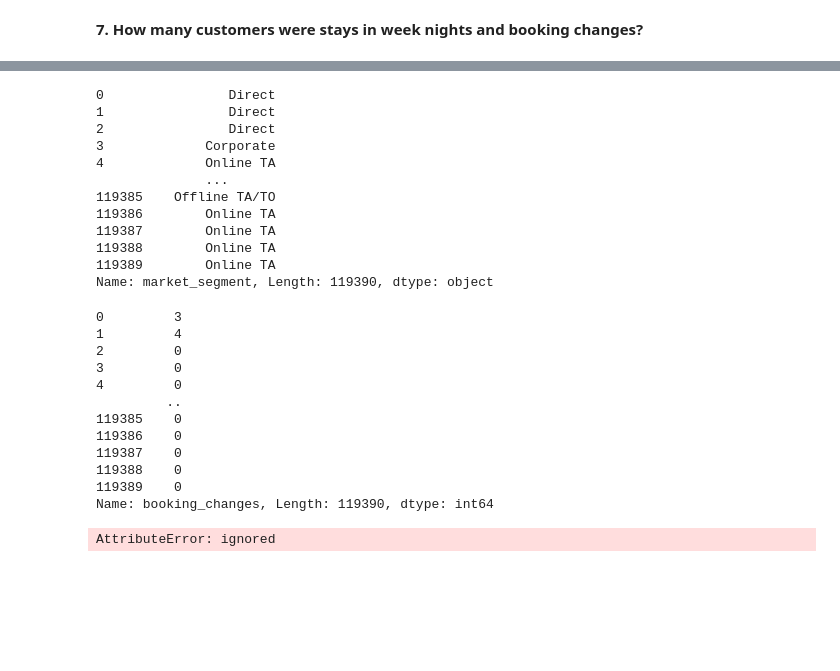
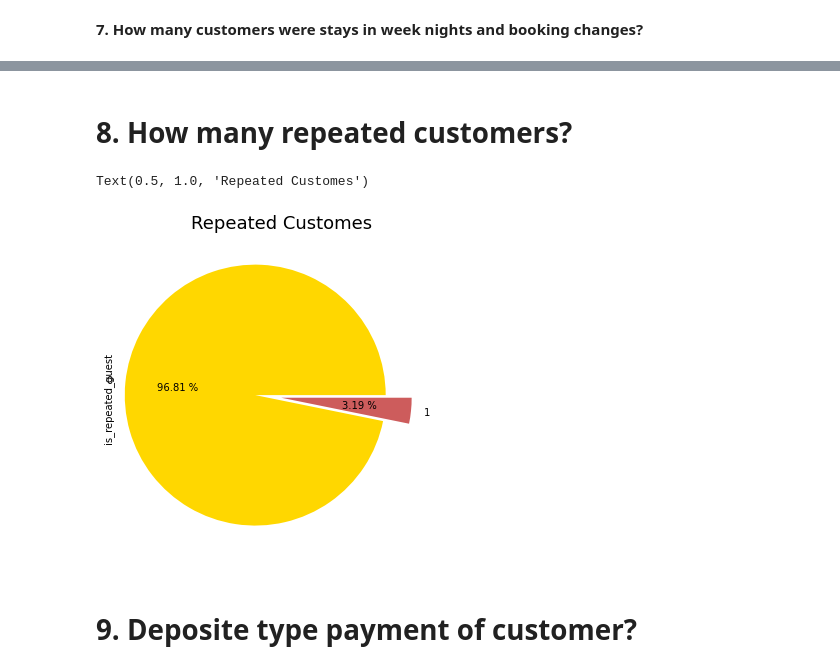
Before and after one commit to SharatKhote/Exploratory-Data-Analysis, a Jupyter notebook: Project_(Hotel_Bookins).ipynb, the cells around one changed output, grey strips where cells are left out. Saved outputs shown, nothing was run; the diff lists cells and outputs as text; code cells hidden in the pictures; blank space fills up the shorter version.

```diff
--- a/Project_(Hotel_Bookins).ipynb
+++ b/Project_(Hotel_Bookins).ipynb
@@ -179,34 +198,13 @@ hotel_data.sort_values(by= ['stays_in_week_nights','booking_changes'])
-# %%
-hotel_data['market_segment']
-# %% [output]
-0                Direct
-1                Direct
-2                Direct
-3             Corporate
-4             Online TA
-              ...
-119385    Offline TA/TO
-119386        Online TA
-119387        Online TA
-119388        Online TA
-119389        Online TA
-Name: market_segment, Length: 119390, dtype: object
-# %%
-hotel_data['booking_changes']
-# %% [output]
-0         3
-1         4
-2         0
-3         0
-4         0
-         ..
-119385    0
-119386    0
-119387    0
-119388    0
-119389    0
-Name: booking_changes, Length: 119390, dtype: int64
-# %%
-hotel_data['hotel'].count_values()
-# %% [output]
-AttributeError: ignored
+# %% [markdown]
+# 8. How many repeated customers?
+# %%
+explode = [0.2,0]
+plt.figure(figsize=(6,6))
+colors = ['gold','indianred']
+re=hotel_data['is_repeated_guest'].value_counts().plot(kind='pie', autopct = '%.2f %%',explode = explode, colors = colors)
+plt.title("Repeated Customes", fontsize = 18)
+# %% [output]
+Text(0.5, 1.0, 'Repeated Customes')
+[figure, added]
+# %% [markdown]
+# 9. Deposite type payment of customer?
```
Also changed, not shown: parts of 19 cells of this notebook.
